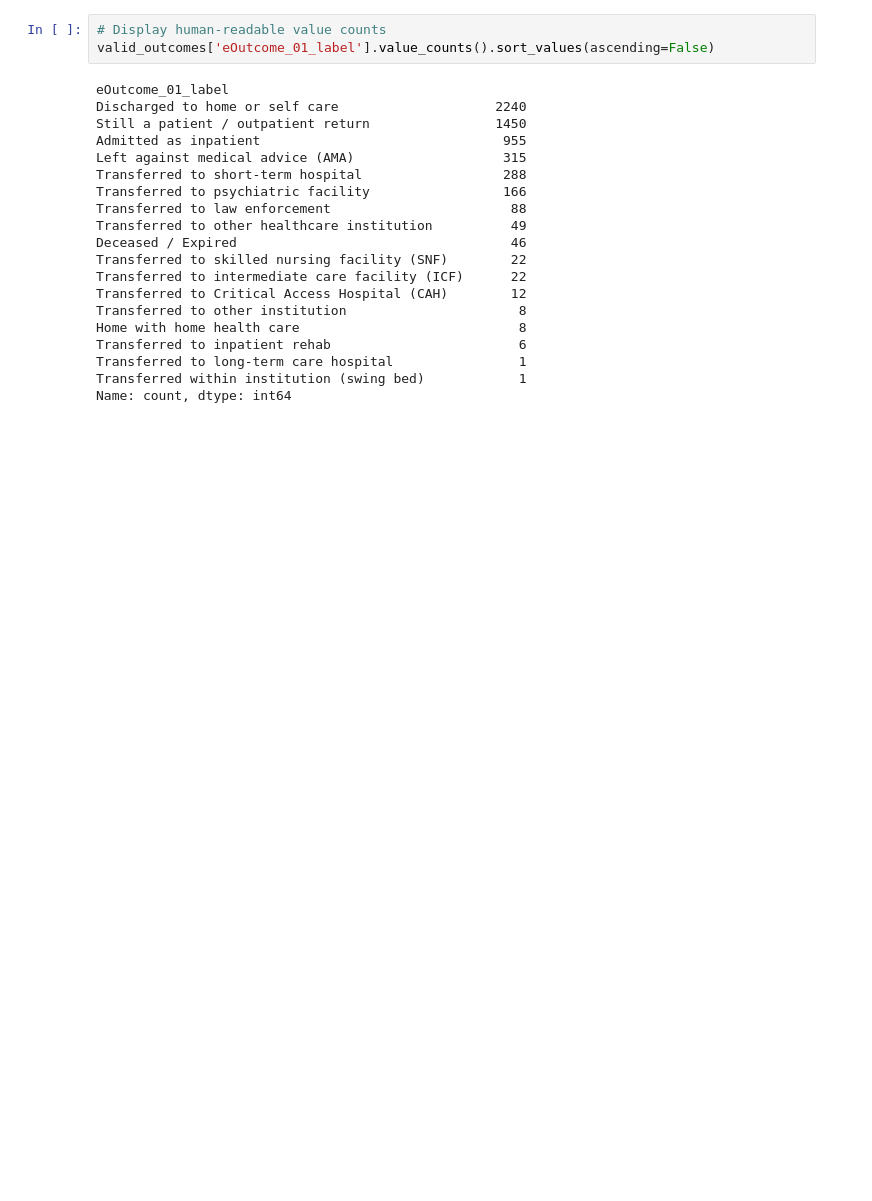
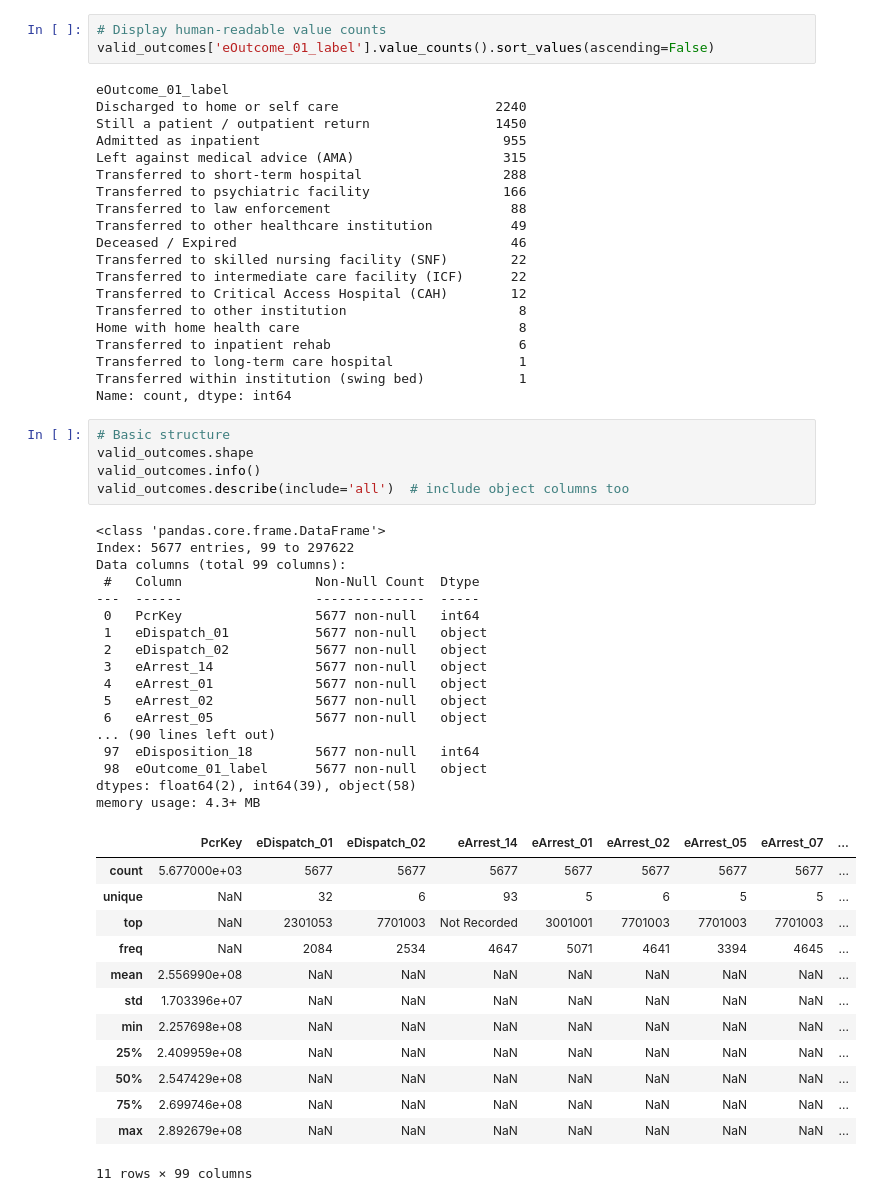
Before and after one commit to n2b8/opiate_use_analysis, a Jupyter notebook: notebooks/02_analysis_modeling.ipynb, the cells around one changed output. Cells and saved outputs as stored; diff of their text form; blank space fills up the shorter version.

Commit message:
data understanding - missing values

```diff
--- a/notebooks/02_analysis_modeling.ipynb
+++ b/notebooks/02_analysis_modeling.ipynb
@@ -148,3 +148,39 @@ Transferred to inpatient rehab                        6
 Transferred to long-term care hospital                1
 Transferred within institution (swing bed)            1
 Name: count, dtype: int64
+# %%
+# Basic structure
+valid_outcomes.shape
+valid_outcomes.info()
+valid_outcomes.describe(include='all')  # include object columns too
+# %% [output]
+<class 'pandas.core.frame.DataFrame'>
+Index: 5677 entries, 99 to 297622
+Data columns (total 99 columns):
+ #   Column                 Non-Null Count  Dtype
+---  ------                 --------------  -----
+ 0   PcrKey                 5677 non-null   int64
+ 1   eDispatch_01           5677 non-null   object
+ 2   eDispatch_02           5677 non-null   object
+ 3   eArrest_14             5677 non-null   object
+ 4   eArrest_01             5677 non-null   object
+ 5   eArrest_02             5677 non-null   object
+ 6   eArrest_05             5677 non-null   object
+... (90 lines left out)
+ 97  eDisposition_18        5677 non-null   int64
+ 98  eOutcome_01_label      5677 non-null   object
+dtypes: float64(2), int64(39), object(58)
+memory usage: 4.3+ MB
+|  | PcrKey | eDispatch_01 | eDispatch_02 | eArrest_14 | eArrest_01 | eArrest_02 | eArrest_05 | eArrest_07 | ... |
+| count | 5.677000e+03 | 5677 | 5677 | 5677 | 5677 | 5677 | 5677 | 5677 | ... |
+| unique | NaN | 32 | 6 | 93 | 5 | 6 | 5 | 5 | ... |
+| top | NaN | 2301053 | 7701003 | Not Recorded | 3001001 | 7701003 | 7701003 | 7701003 | ... |
+| freq | NaN | 2084 | 2534 | 4647 | 5071 | 4641 | 3394 | 4645 | ... |
+| mean | 2.556990e+08 | NaN | NaN | NaN | NaN | NaN | NaN | NaN | ... |
+| std | 1.703396e+07 | NaN | NaN | NaN | NaN | NaN | NaN | NaN | ... |
+| min | 2.257698e+08 | NaN | NaN | NaN | NaN | NaN | NaN | NaN | ... |
+| 25% | 2.409959e+08 | NaN | NaN | NaN | NaN | NaN | NaN | NaN | ... |
+| 50% | 2.547429e+08 | NaN | NaN | NaN | NaN | NaN | NaN | NaN | ... |
+| 75% | 2.699746e+08 | NaN | NaN | NaN | NaN | NaN | NaN | NaN | ... |
+| max | 2.892679e+08 | NaN | NaN | NaN | NaN | NaN | NaN | NaN | ... |
+11 rows × 99 columns
```
Also changed, not shown: parts of 1 cell of this notebook.
